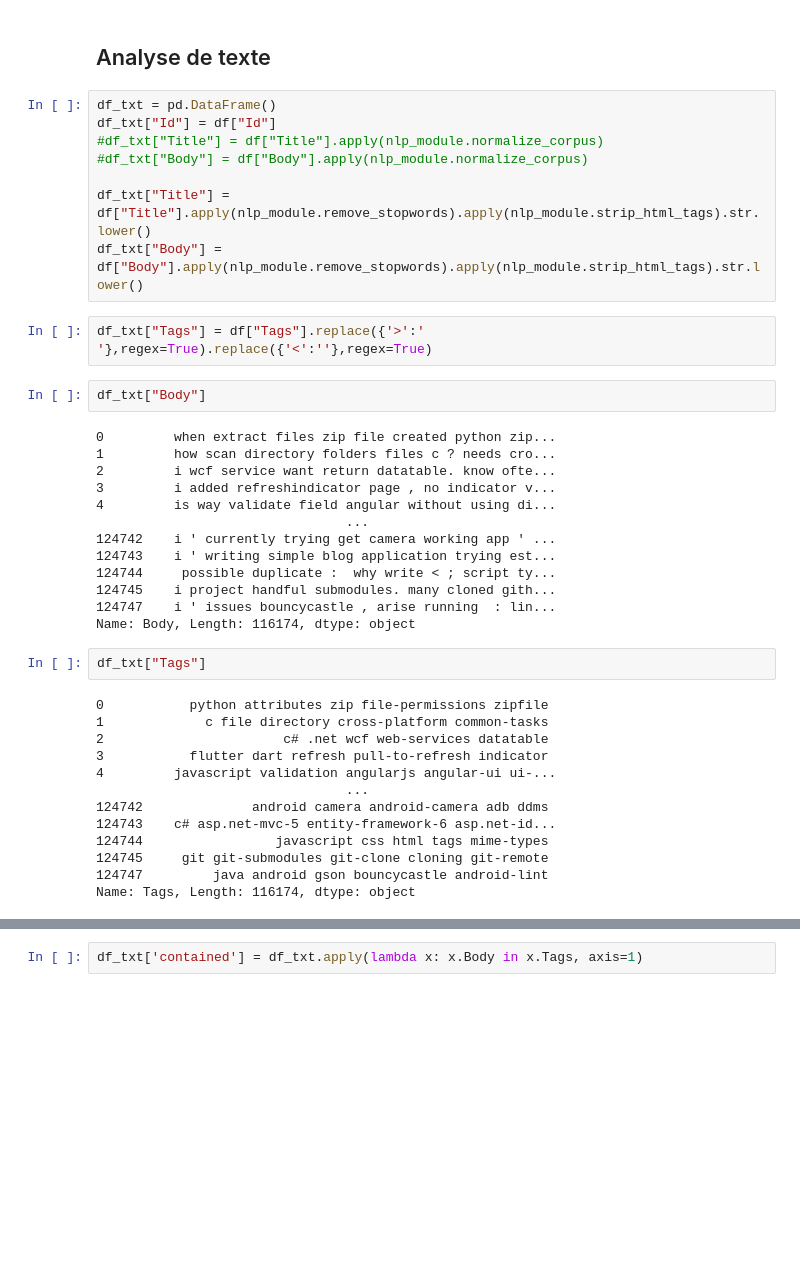
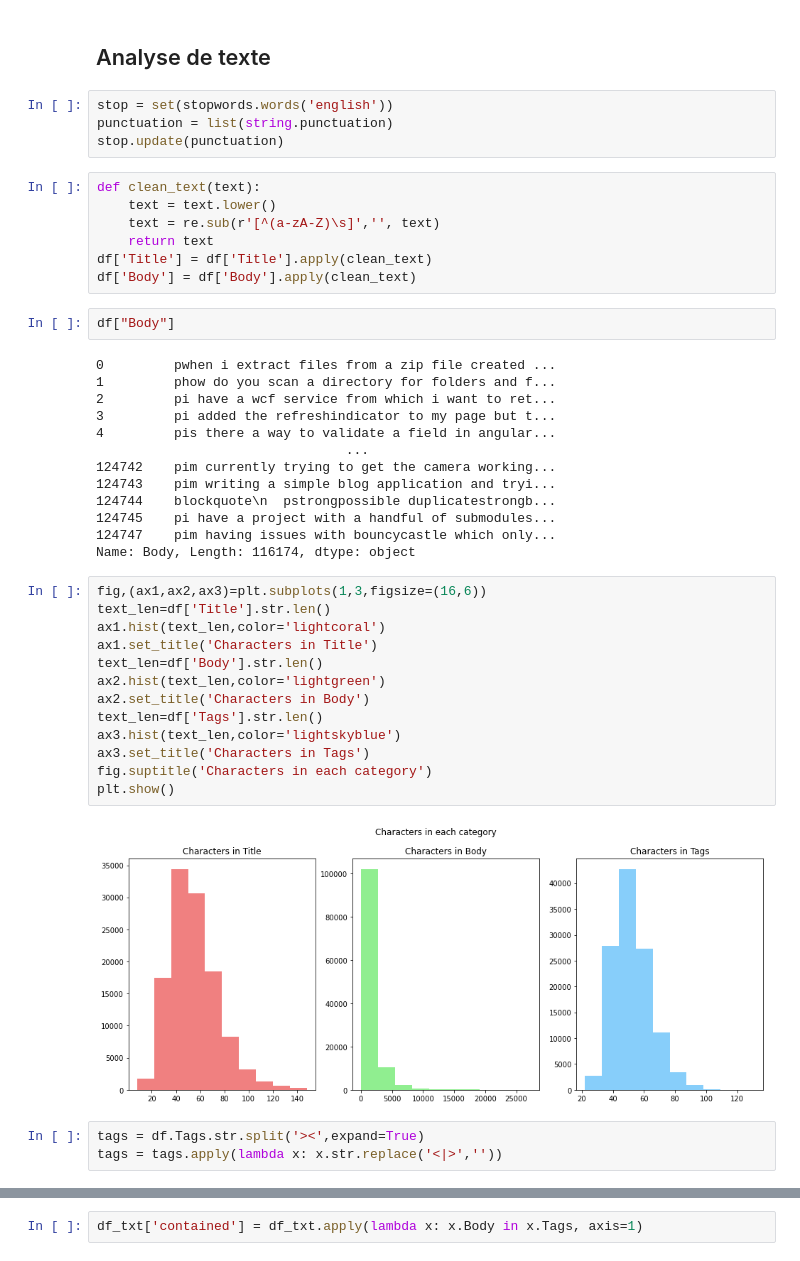
Before and after one commit to anbaut/Categorisez-automatiquement-des-questions, a Jupyter notebook: P5_analyse.ipynb, the cells around one changed output, grey strips where cells are left out. Drawn from its saved outputs; the diff is of its cells as text; blank space fills up the shorter version.

Commit message:
add nltk corpus, characters per title/body/tags columns analysis

```diff
--- a/P5_analyse.ipynb
+++ b/P5_analyse.ipynb
@@ -297,42 +300,46 @@ plt.show()
 # %% [markdown]
 ## Analyse de texte
 # %%
-df_txt = pd.DataFrame()
-df_txt["Id"] = df["Id"]
-#df_txt["Title"] = df["Title"].apply(nlp_module.normalize_corpus)
-#df_txt["Body"] = df["Body"].apply(nlp_module.normalize_corpus)
-
-df_txt["Title"] = df["Title"].apply(nlp_module.remove_stopwords).apply(nlp_module.strip_html_tags).str.lower()
-df_txt["Body"] = df["Body"].apply(nlp_module.remove_stopwords).apply(nlp_module.strip_html_tags).str.lower()
+stop = set(stopwords.words('english'))
+punctuation = list(string.punctuation)
+stop.update(punctuation)
 # %%
-df_txt["Tags"] = df["Tags"].replace({'>':' '},regex=True).replace({'<':''},regex=True)
+def clean_text(text):
+    text = text.lower()
+    text = re.sub(r'[^(a-zA-Z)\s]','', text)
+    return text
+df['Title'] = df['Title'].apply(clean_text)
+df['Body'] = df['Body'].apply(clean_text)
 # %%
-df_txt["Body"]
+df["Body"]
 # %% [output]
-0         when extract files zip file created python zip...
-1         how scan directory folders files c ? needs cro...
-2         i wcf service want return datatable. know ofte...
-3         i added refreshindicator page , no indicator v...
-4         is way validate field angular without using di...
+0         pwhen i extract files from a zip file created ...
+1         phow do you scan a directory for folders and f...
+2         pi have a wcf service from which i want to ret...
+3         pi added the refreshindicator to my page but t...
+4         pis there a way to validate a field in angular...
                                 ...
-124742    i ' currently trying get camera working app ' ...
-124743    i ' writing simple blog application trying est...
-124744     possible duplicate :  why write < ; script ty...
-124745    i project handful submodules. many cloned gith...
-124747    i ' issues bouncycastle , arise running  : lin...
+124742    pim currently trying to get the camera working...
+124743    pim writing a simple blog application and tryi...
+124744    blockquote\n  pstrongpossible duplicatestrongb...
+124745    pi have a project with a handful of submodules...
+124747    pim having issues with bouncycastle which only...
 Name: Body, Length: 116174, dtype: object
-# %%
-df_txt["Tags"]
-# %% [output]
-0           python attributes zip file-permissions zipfile
-1             c file directory cross-platform common-tasks
-2                       c# .net wcf web-services datatable
-3           flutter dart refresh pull-to-refresh indicator
-4         javascript validation angularjs angular-ui ui-...
-                                ...
-124742              android camera android-camera adb ddms
-124743    c# asp.net-mvc-5 entity-framework-6 asp.net-id...
-124744                 javascript css html tags mime-types
-124745     git git-submodules git-clone cloning git-remote
-124747         java android gson bouncycastle android-lint
-Name: Tags, Length: 116174, dtype: object
+# %%
+fig,(ax1,ax2,ax3)=plt.subplots(1,3,figsize=(16,6))
+text_len=df['Title'].str.len()
+ax1.hist(text_len,color='lightcoral')
+ax1.set_title('Characters in Title')
+text_len=df['Body'].str.len()
+ax2.hist(text_len,color='lightgreen')
+ax2.set_title('Characters in Body')
+text_len=df['Tags'].str.len()
+ax3.hist(text_len,color='lightskyblue')
+ax3.set_title('Characters in Tags')
+fig.suptitle('Characters in each category')
+plt.show()
+# %% [output]
+[figure, added]
+# %%
+tags = df.Tags.str.split('><',expand=True)
+tags = tags.apply(lambda x: x.str.replace('<|>',''))
```
Also changed, not shown: parts of 7 cells of this notebook.
